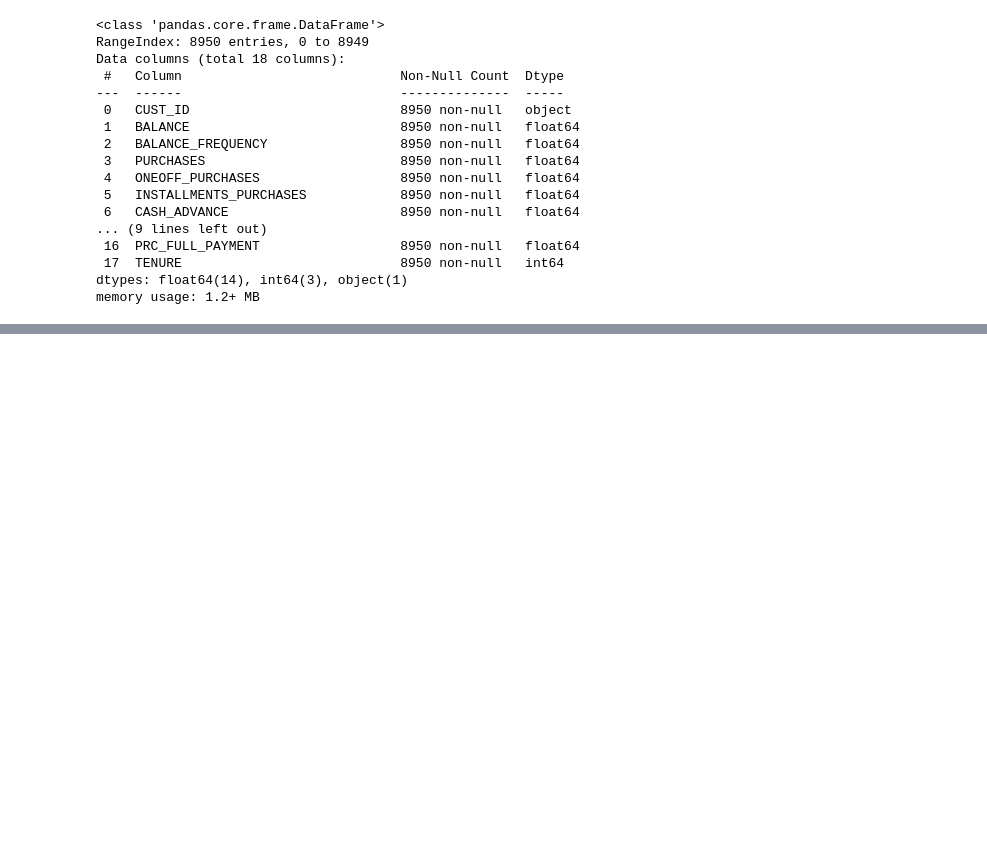
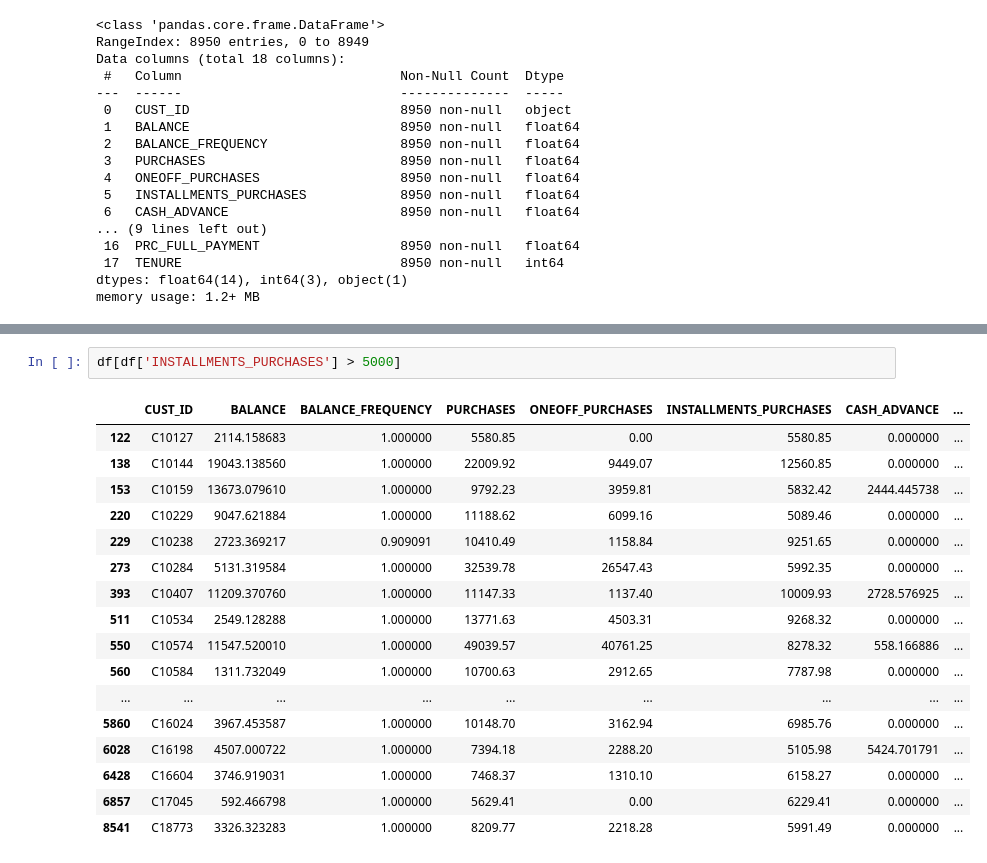
Before and after one commit to jreid94/schulich_data_science, a Jupyter notebook: Data Science 2/Assignments/A2.ipynb, the cells around one changed output, grey strips where cells are left out. Drawn from its saved outputs; the diff is of its cells as text; blank space fills up the shorter version.

```diff
--- a/Data Science 2/Assignments/A2.ipynb
+++ b/Data Science 2/Assignments/A2.ipynb
@@ -39,0 +257,20 @@ memory usage: 1.2+ MB
+# %%
+df[df['INSTALLMENTS_PURCHASES'] > 5000]
+# %% [output]
+|  | CUST_ID | BALANCE | BALANCE_FREQUENCY | PURCHASES | ONEOFF_PURCHASES | INSTALLMENTS_PURCHASES | CASH_ADVANCE | ... |
+| 122 | C10127 | 2114.158683 | 1.000000 | 5580.85 | 0.00 | 5580.85 | 0.000000 | ... |
+| 138 | C10144 | 19043.138560 | 1.000000 | 22009.92 | 9449.07 | 12560.85 | 0.000000 | ... |
+| 153 | C10159 | 13673.079610 | 1.000000 | 9792.23 | 3959.81 | 5832.42 | 2444.445738 | ... |
+| 220 | C10229 | 9047.621884 | 1.000000 | 11188.62 | 6099.16 | 5089.46 | 0.000000 | ... |
+| 229 | C10238 | 2723.369217 | 0.909091 | 10410.49 | 1158.84 | 9251.65 | 0.000000 | ... |
+| 273 | C10284 | 5131.319584 | 1.000000 | 32539.78 | 26547.43 | 5992.35 | 0.000000 | ... |
+| 393 | C10407 | 11209.370760 | 1.000000 | 11147.33 | 1137.40 | 10009.93 | 2728.576925 | ... |
+| 511 | C10534 | 2549.128288 | 1.000000 | 13771.63 | 4503.31 | 9268.32 | 0.000000 | ... |
+| 550 | C10574 | 11547.520010 | 1.000000 | 49039.57 | 40761.25 | 8278.32 | 558.166886 | ... |
+| 560 | C10584 | 1311.732049 | 1.000000 | 10700.63 | 2912.65 | 7787.98 | 0.000000 | ... |
+| ... | ... | ... | ... | ... | ... | ... | ... | ... |
+| 5860 | C16024 | 3967.453587 | 1.000000 | 10148.70 | 3162.94 | 6985.76 | 0.000000 | ... |
+| 6028 | C16198 | 4507.000722 | 1.000000 | 7394.18 | 2288.20 | 5105.98 | 5424.701791 | ... |
+| 6428 | C16604 | 3746.919031 | 1.000000 | 7468.37 | 1310.10 | 6158.27 | 0.000000 | ... |
+| 6857 | C17045 | 592.466798 | 1.000000 | 5629.41 | 0.00 | 6229.41 | 0.000000 | ... |
+| 8541 | C18773 | 3326.323283 | 1.000000 | 8209.77 | 2218.28 | 5991.49 | 0.000000 | ... |
```
Also changed, not shown: parts of 24 cells of this notebook, 1 other file.
